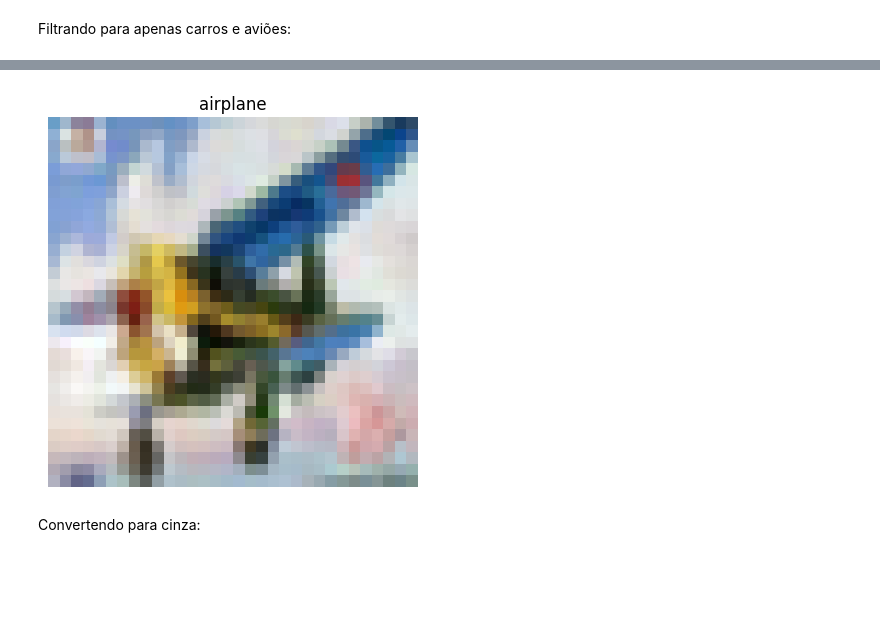
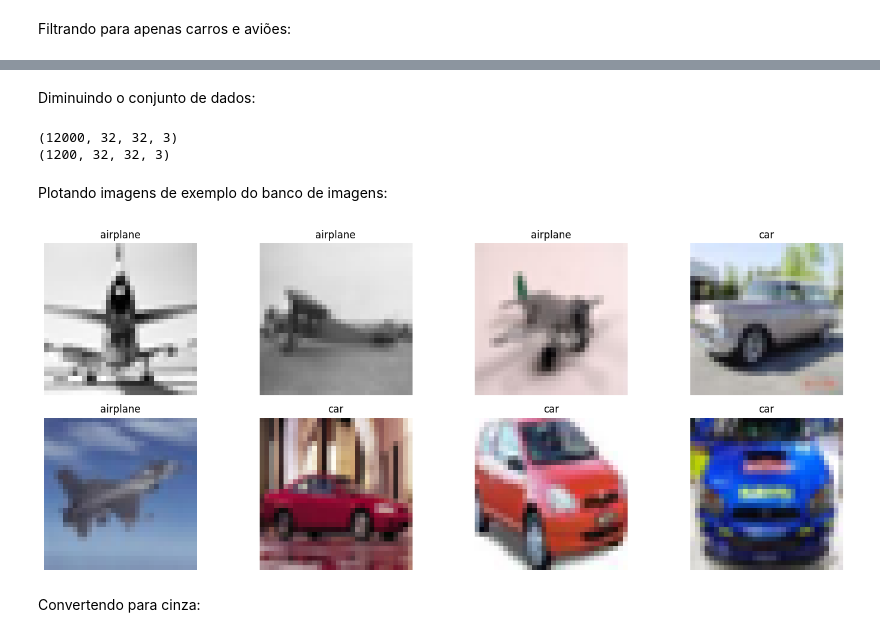
Before and after one commit to lorran-araujo/LNCC, a Jupyter notebook: disciplinas/redes-neurais/codes/lista3/exercicio1.ipynb, the cells around one changed output, grey strips where cells are left out. Saved outputs shown, nothing was run; the diff lists cells and outputs as text; code cells hidden in the pictures; blank space fills up the shorter version.

```diff
--- a/disciplinas/redes-neurais/codes/lista3/exercicio1.ipynb
+++ b/disciplinas/redes-neurais/codes/lista3/exercicio1.ipynb
@@ -42,12 +35,41 @@ def plot_image(img, title):
-# %%
-category_labels = {0: 'airplane', 1: 'car'}
-num_imagem = 1254
-example_image = x_filt[num_imagem]
-example_label = y_filt[num_imagem][0]
-
-plot_image(example_image, category_labels[example_label])
-# %% [output]
-[figure, removed]
+# %% [markdown]
+Diminuindo o conjunto de dados:
+# %%
+sample_size = 0.1
+X_sample, _, y_sample, _ = train_test_split(x_filt, y_filt, test_size=1-sample_size, random_state=42)
+print(x_filt.shape)
+print(X_sample.shape)
+# %% [output]
+(12000, 32, 32, 3)
+(1200, 32, 32, 3)
+# %% [markdown]
+Plotando imagens de exemplo do banco de imagens:
+# %%
+def plot_images_grid(images, titles, rows=2, cols=4):
+
+    fig, axes = plt.subplots(rows, cols, figsize=(15, 6))
+    axes = axes.flatten()  # achata o array de eixos para facilitar o acesso
+
+    for img, title, ax in zip(images, titles, axes):
+        ax.imshow(img)
+        ax.set_title(title)
+        ax.axis('off')
+
+    plt.tight_layout()
+    plt.show()
+# %%
+category_labels = {0: 'airplane', 1: 'car'}
+num_imagem = 23
+list_imgs = []
+example_label = []
+
+for i in range(8):
+    list_imgs.append(X_sample[num_imagem*i])
+    example_label.append(category_labels[y_sample[num_imagem*i][0]])
+
+plot_images_grid(images=list_imgs, titles=example_label)
+# %% [output]
+[figure, added]
 # %% [markdown]
 Convertendo para cinza:
 # %%
```
Also changed, not shown: parts of 40 cells of this notebook, 2 other files.
